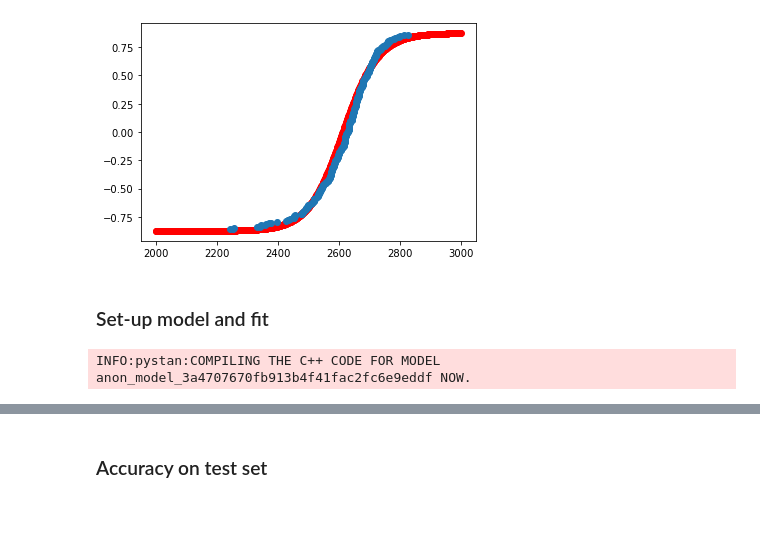
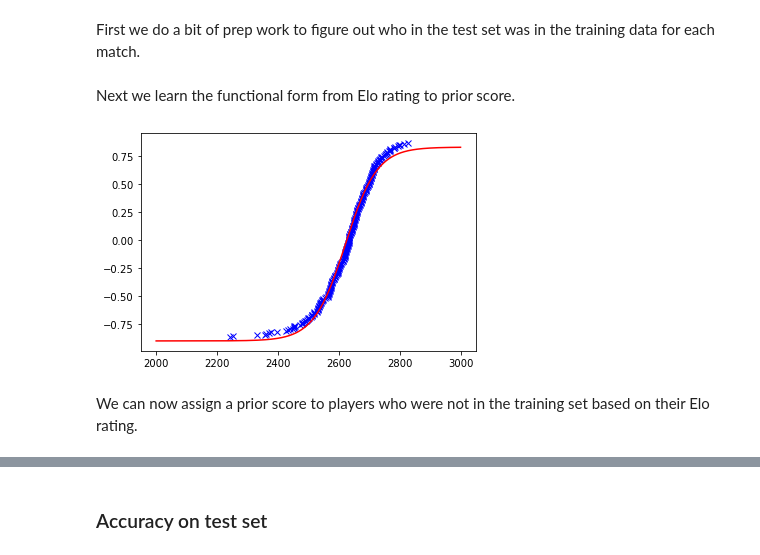
Before and after one commit to maw501/bayesian-chess-prediction, a Jupyter notebook: notebooks/2.fit_ordered_logistic_model.ipynb, the cells around one changed output, grey strips where cells are left out. Cells and saved outputs as stored; diff of their text form; code cells hidden in the pictures; blank space fills up the shorter version.

```diff
--- a/notebooks/2.fit_ordered_logistic_model.ipynb
+++ b/notebooks/2.fit_ordered_logistic_model.ipynb
@@ -54,3 +89,5 @@ If a player was part of the training set we will use the rank they had then.
+# %% [markdown]
+First we do a bit of prep work to figure out who in the test set was in the training data for each match.
 # %%
 test = df.loc[df["date"] >= "2019-01-01"]
 
@@ -64,22 +101,29 @@ test["neither_p1_or_p2_in_train"] = ~test["p1_in_train"] & ~test["p2_in_train"]
 # %%
 train_elo_df = get_elo_df(train)
 train_elo_df["prior_score"] = prior_score
-# %%
-x = np.linspace(2000, 3000, 1000)
-train_elo_mean = train_elo_df["elo"].mean()
-
-
-def get_prior_score_from_elo(elo_score):
-    return (
-        1 / (1 + np.exp(-0.0175 * (elo_score - train_elo_mean))) - 0.5
-    ) * 1.75
-
-
-y = get_prior_score_from_elo(x)
-plt.scatter(x, y, color="red")
-plt.scatter(train_elo_df["elo"], train_elo_df["prior_score"]);
-# %% [output]
-[figure, removed]
+# %% [markdown]
+Next we learn the functional form from Elo rating to prior score.
+# %%
+def get_prior_score_from_elo(elo_centered, a, b, c):
+    return (
+        1 / (1 + np.exp(a * elo_centered)) - b
+    ) * c
+
+elo_mean = train_elo_df["elo"].values.mean()
+x = train_elo_df["elo"].values - elo_mean
+y = train_elo_df["prior_score"].values
+
+params, _ = optimize.curve_fit(get_prior_score_from_elo, x , y)
+
+t = np.linspace(2000, 3000, 1000)
+
+plt.plot(x + elo_mean, y, 'bx');
+plt.plot(t, get_prior_score_from_elo(t - elo_mean, *params), 'r-');
+plt.show();
+# %% [output]
+[figure, added]
+# %% [markdown]
+We can now assign a prior score to players who were not in the training set based on their Elo rating.
 # %%
 test["p1_prior_rank"] = 0
 test["p2_prior_rank"] = 0
@@ -99,7 +143 @@ test["p2_prior_score"] = test["p2_elo"].apply(
 )
-# %% [markdown]
-### Set-up model and fit
-# %%
-ordered_model = pystan.StanModel("../stan_models/ordered_logistic.stan")
-# %% [output]
-INFO:pystan:COMPILING THE C++ CODE FOR MODEL anon_model_3a4707670fb913b4f41fac2fc6e9eddf NOW.
```
Also changed, not shown: parts of 36 cells of this notebook.
